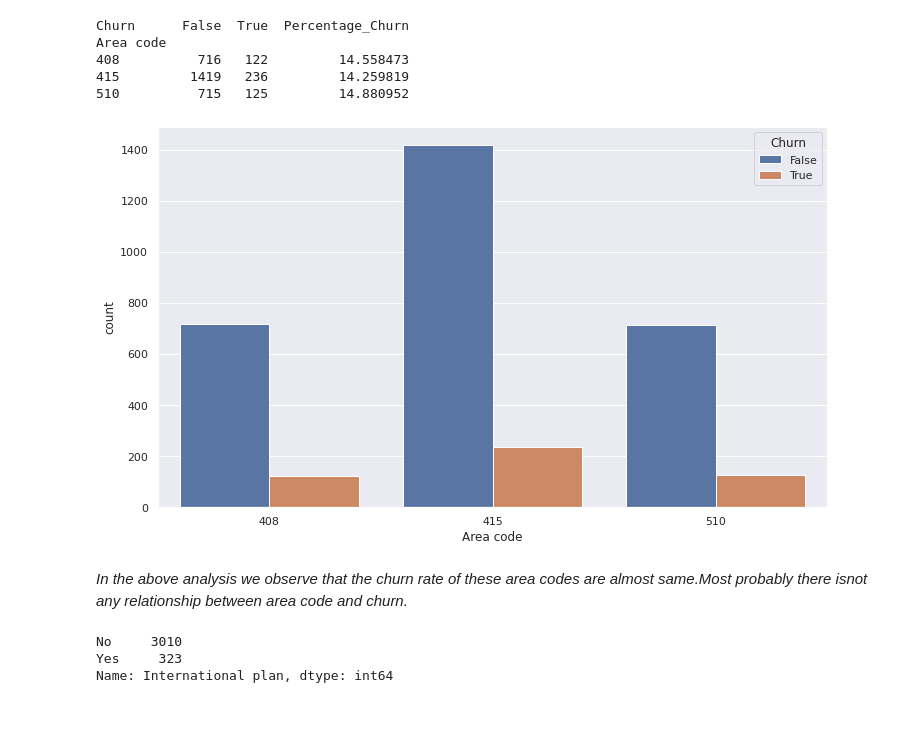
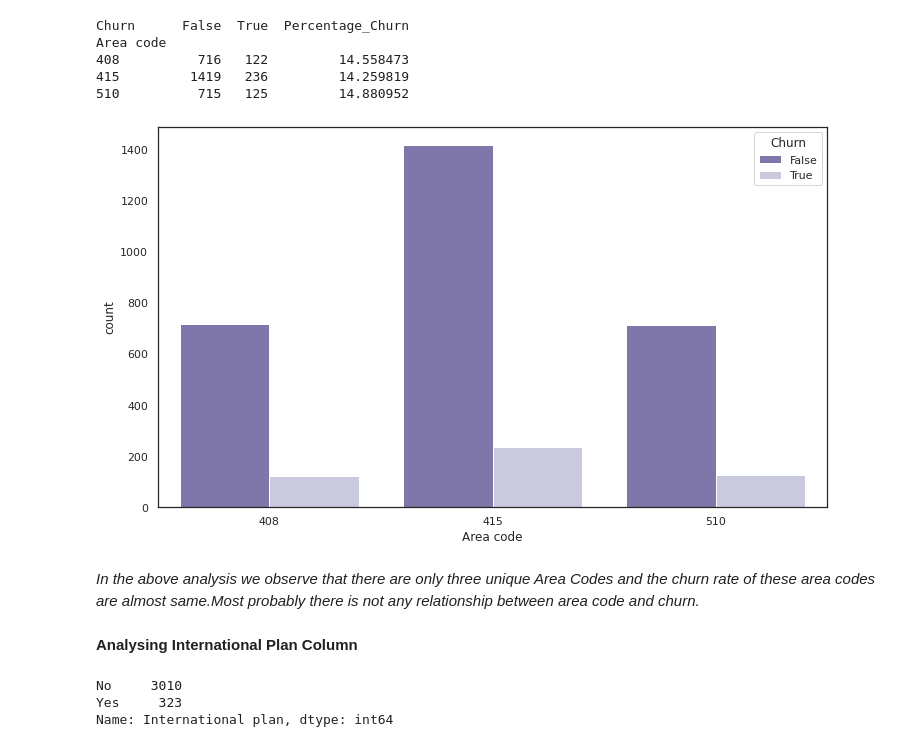
Before and after one commit to SampannaMishra/telecom-churn-analysis, a Jupyter notebook: Sampanna_Telecom_Churn_Analysis_Capstone_Project.ipynb, the cells around one changed output. Saved outputs shown, nothing was run; the diff lists cells and outputs as text; code cells hidden in the pictures; blank space fills up the shorter version.

```diff
--- a/Sampanna_Telecom_Churn_Analysis_Capstone_Project.ipynb
+++ b/Sampanna_Telecom_Churn_Analysis_Capstone_Project.ipynb
@@ -232,7 +258,7 @@ telcom_data['State'].nunique()
 # %%
 # comparision churn with state
-sns.set(style="darkgrid")
+sns.set(style="ticks")
 plt.figure(figsize=(15,8))
-ax = sns.countplot(x='State', hue="Churn", data=telcom_data)
+ax = sns.countplot(x='State', hue="Churn", data=telcom_data, palette = 'flare')
 plt.show()
 # %% [output]
@@ -260,13 +318,15 @@ Area code
 415         1419   236         14.259819
 510          715   125         14.880952
 # %%
-sns.set(style = "darkgrid")
-ax = sns.countplot(x='Area code' , hue="Churn", data= telcom_data)
+sns.set(style = "white")
+ax = sns.countplot(x='Area code' , hue="Churn", data= telcom_data , palette = 'Purples_r')
 plt.show()
 # %% [output]
-[figure, old version]
+[figure, new version]
 # %% [markdown]
-*In the above analysis we observe that the churn rate of these area codes are almost same.Most probably there isnot any relationship between area code and churn.*
+*In the above analysis we observe that there are only three unique Area Codes and the churn rate of these area codes are almost same.Most probably there is not any relationship between area code and churn.*
+# %% [markdown]
+**Analysing International Plan Column**
 # %%
 # show count of  international plans
 
```
Also changed, not shown: parts of 22 cells of this notebook.
